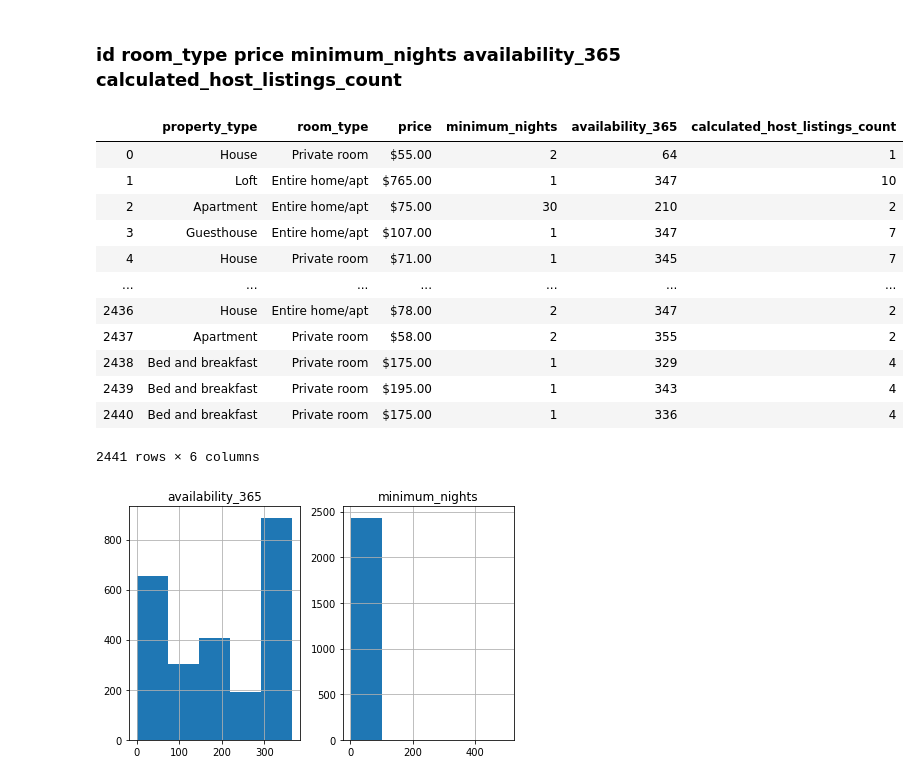
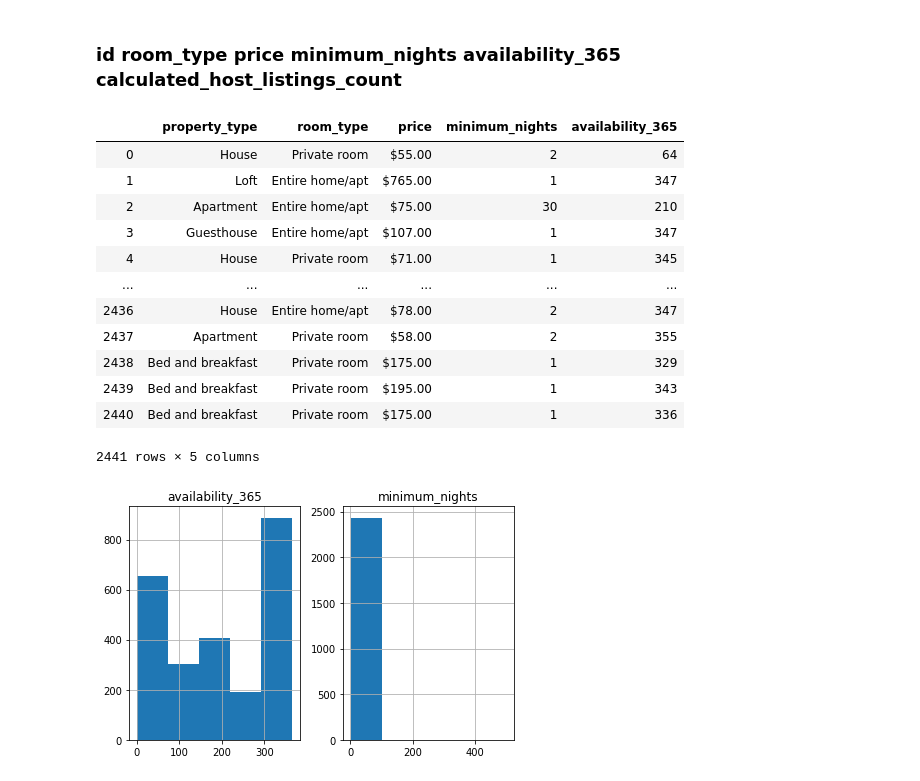
Before and after one commit to perezrm/Capstone4_AirBnB_Asheville_NorthCarolina, a Jupyter notebook: AirBnB.ipynb, the cells around one changed output. Saved outputs shown, nothing was run; the diff lists cells and outputs as text; code cells hidden in the pictures.

```diff
--- a/AirBnB.ipynb
+++ b/AirBnB.ipynb
@@ -54,22 +62,22 @@ sns.countplot(x = "host_id", order=listings['host_id'].value_counts().index[0:10
 # %% [markdown]
 ### id 	room_type 	price 	minimum_nights 	availability_365 	calculated_host_listings_count
 # %%
-pt = listings[['property_type', 'room_type', 'price', 'minimum_nights', 'availability_365', 'calculated_host_listings_count']]
+pt = listings[['property_type', 'room_type', 'price', 'minimum_nights', 'availability_365']]
 pt
 # %% [output]
-|  | property_type | room_type | price | minimum_nights | availability_365 | calculated_host_listings_count |
-| 0 | House | Private room | $55.00 | 2 | 64 | 1 |
-| 1 | Loft | Entire home/apt | $765.00 | 1 | 347 | 10 |
-| 2 | Apartment | Entire home/apt | $75.00 | 30 | 210 | 2 |
-| 3 | Guesthouse | Entire home/apt | $107.00 | 1 | 347 | 7 |
-| 4 | House | Private room | $71.00 | 1 | 345 | 7 |
-| ... | ... | ... | ... | ... | ... | ... |
-| 2436 | House | Entire home/apt | $78.00 | 2 | 347 | 2 |
-| 2437 | Apartment | Private room | $58.00 | 2 | 355 | 2 |
-| 2438 | Bed and breakfast | Private room | $175.00 | 1 | 329 | 4 |
-| 2439 | Bed and breakfast | Private room | $195.00 | 1 | 343 | 4 |
-| 2440 | Bed and breakfast | Private room | $175.00 | 1 | 336 | 4 |
+|  | property_type | room_type | price | minimum_nights | availability_365 |
+| 0 | House | Private room | $55.00 | 2 | 64 |
+| 1 | Loft | Entire home/apt | $765.00 | 1 | 347 |
+| 2 | Apartment | Entire home/apt | $75.00 | 30 | 210 |
+| 3 | Guesthouse | Entire home/apt | $107.00 | 1 | 347 |
+| 4 | House | Private room | $71.00 | 1 | 345 |
+| ... | ... | ... | ... | ... | ... |
+| 2436 | House | Entire home/apt | $78.00 | 2 | 347 |
+| 2437 | Apartment | Private room | $58.00 | 2 | 355 |
+| 2438 | Bed and breakfast | Private room | $175.00 | 1 | 329 |
+| 2439 | Bed and breakfast | Private room | $195.00 | 1 | 343 |
+| 2440 | Bed and breakfast | Private room | $175.00 | 1 | 336 |
-2441 rows × 6 columns
+2441 rows × 5 columns
 # %%
 # Histograms below
 numeric_vars = ['price', 'minimum_nights', 'availability_365']
```
Also changed, not shown: parts of 9 cells of this notebook, 2 other files.
